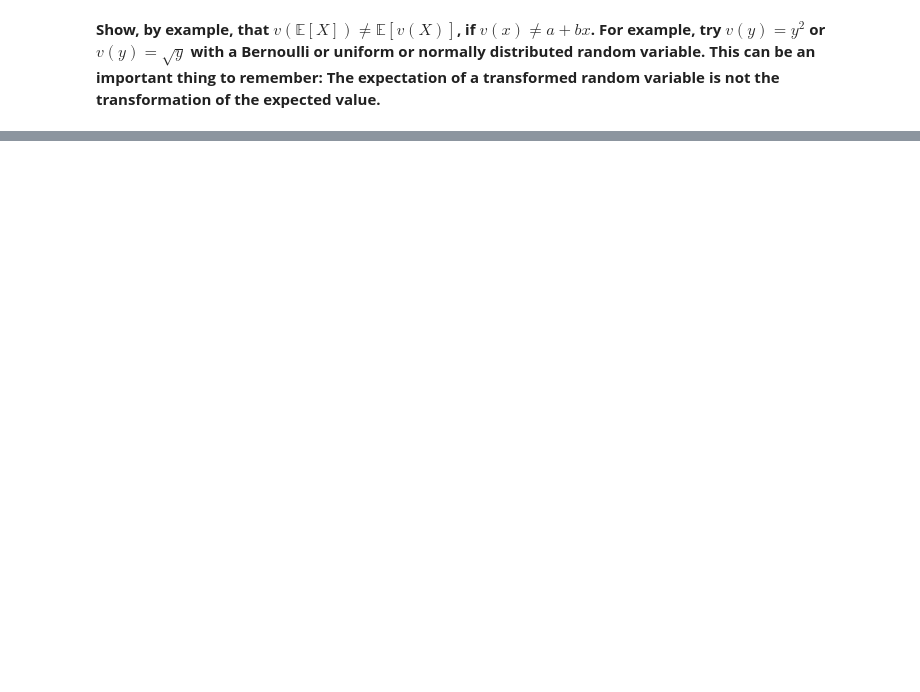
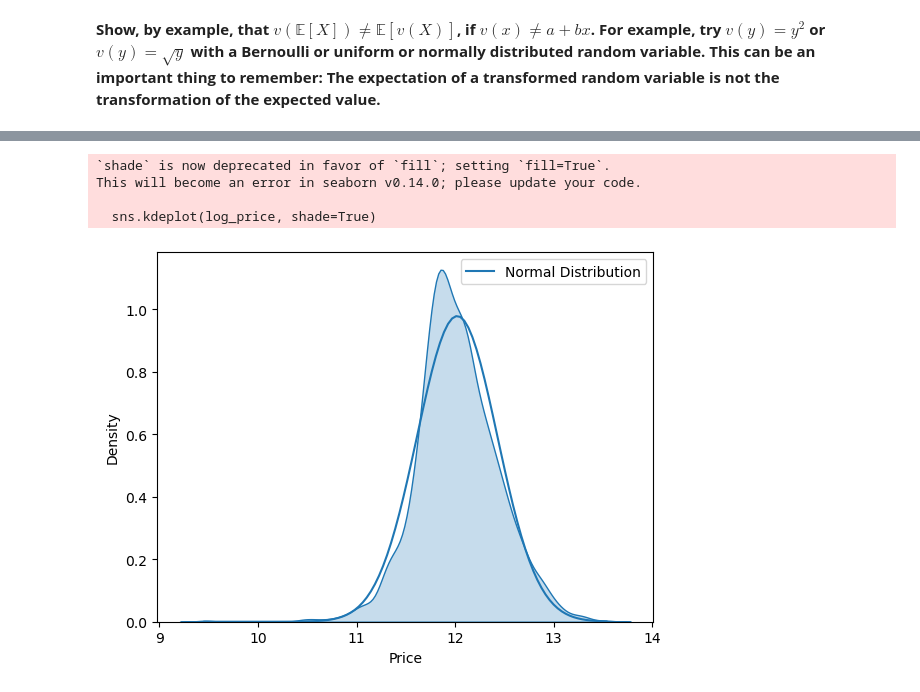
Before and after one commit to isaactabor21/assignment_7, a Jupyter notebook: assignment_7.ipynb, the cells around one changed output, grey strips where cells are left out. Cells and saved outputs as stored; diff of their text form; code cells hidden in the pictures; blank space fills up the shorter version.

```diff
--- a/assignment_7.ipynb
+++ b/assignment_7.ipynb
@@ -153,0 +383,23 @@ so the **bias** of the KDE is $O(h^2)$, unlike the ECDF, for which $\mathbb{E}[\
+# %%
+# plot normal distribution and sns.kdeplot(log_price, shade=True) on same graph to compare
+
+# Define the parameters of the normal distribution
+mu = np.mean(log_price)
+sigma = np.std(log_price)
+
+# Generate a range of values for the x-axis
+x = np.linspace(log_price.min(), log_price.max(), 100)
+
+# Plot the normal distribution
+sns.kdeplot(log_price, shade=True)
+plt.plot(x, norm.pdf(x, mu, sigma), label='Normal Distribution')
+plt.xlabel('Price')
+plt.ylabel('Density')
+plt.legend()
+plt.show()
+# %% [output]
+`shade` is now deprecated in favor of `fill`; setting `fill=True`.
+This will become an error in seaborn v0.14.0; please update your code.
+
+  sns.kdeplot(log_price, shade=True)
+[figure, added]
```
Also changed, not shown: parts of 36 cells of this notebook, 1 other file.
